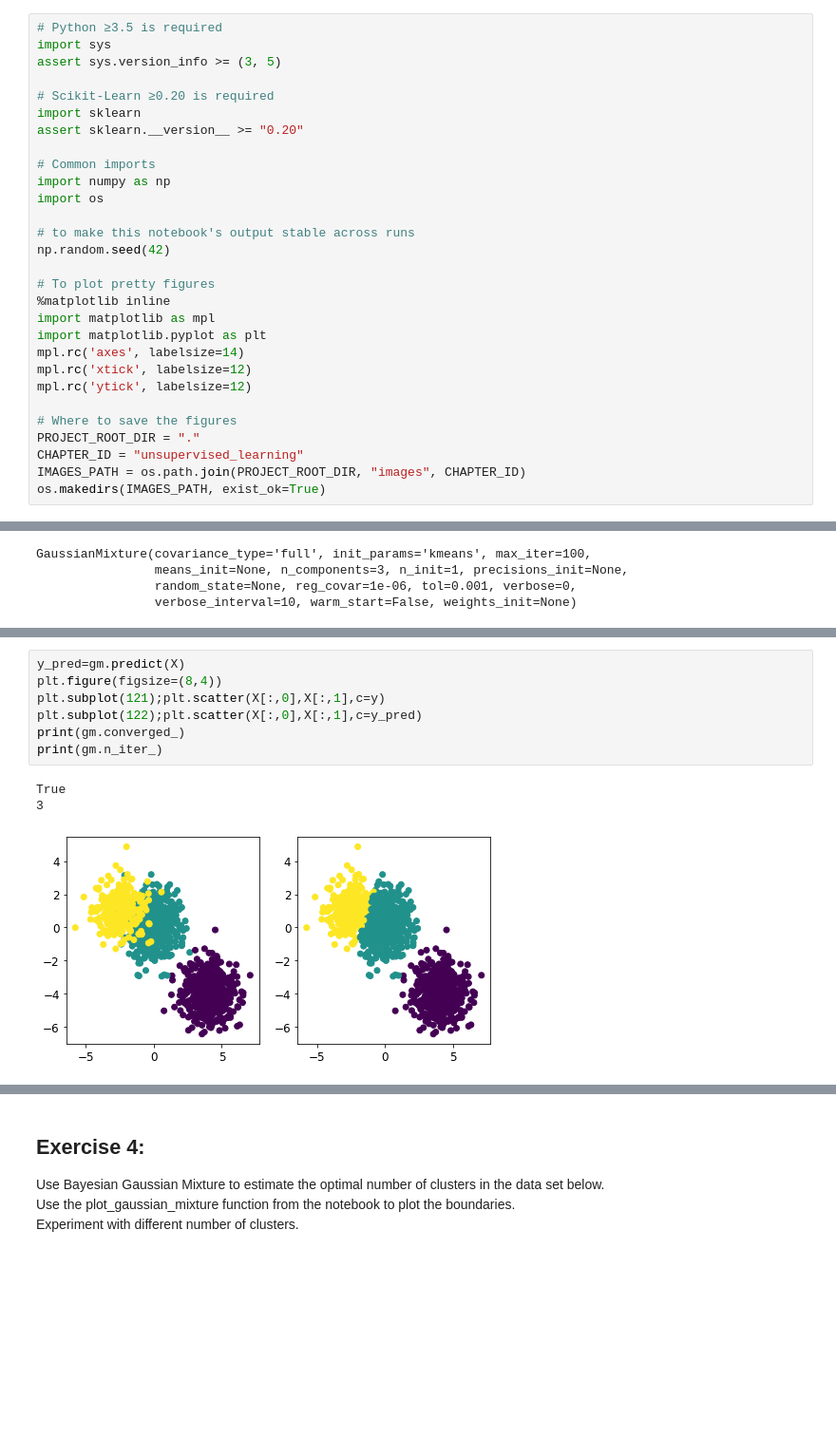
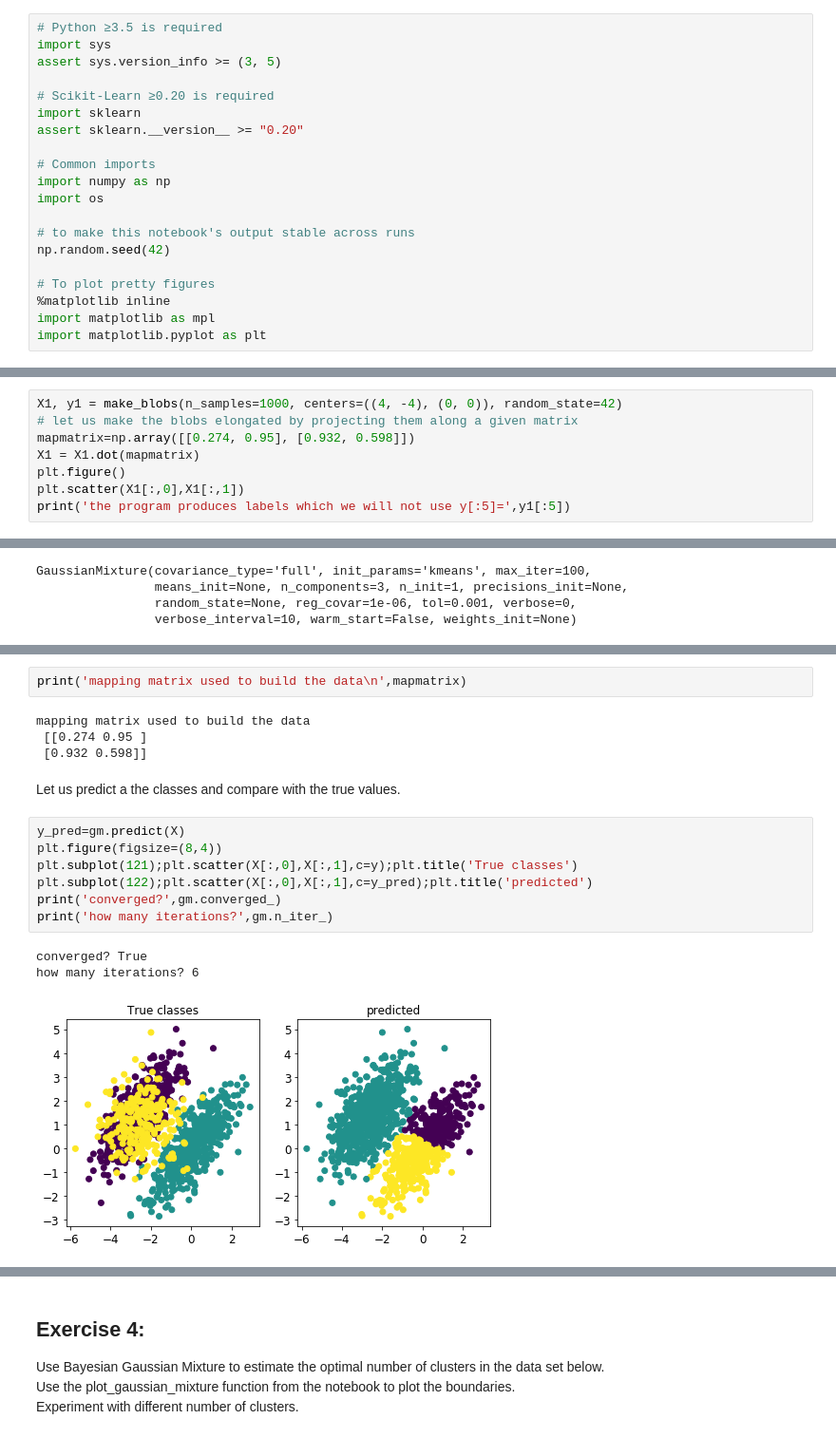
Before and after one commit to dtrad/geoml_course, a Jupyter notebook: Practice16Unsupervised.ipynb, the cells around one changed output, grey strips where cells are left out. Shown at 95% size. Cells and saved outputs as stored; diff of their text form; blank space fills up the shorter version.

```diff
--- a/Practice16Unsupervised.ipynb
+++ b/Practice16Unsupervised.ipynb
@@ -29,15 +29,6 @@ np.random.seed(42)
 %matplotlib inline
 import matplotlib as mpl
 import matplotlib.pyplot as plt
-mpl.rc('axes', labelsize=14)
-mpl.rc('xtick', labelsize=12)
-mpl.rc('ytick', labelsize=12)
-
-# Where to save the figures
-PROJECT_ROOT_DIR = "."
-CHAPTER_ID = "unsupervised_learning"
-IMAGES_PATH = os.path.join(PROJECT_ROOT_DIR, "images", CHAPTER_ID)
-os.makedirs(IMAGES_PATH, exist_ok=True)
 # %% [markdown]
 ### Exercise 1: clustering
 For the dataset below, use sklearn k-means and plot how it evolves with iterations 1 and 5.\
@@ -347,0 +342,8 @@ Plot the decision boundaries for both cases (use plotting functions from noteboo
+# %%
+X1, y1 = make_blobs(n_samples=1000, centers=((4, -4), (0, 0)), random_state=42)
+# let us make the blobs elongated by projecting them along a given matrix
+mapmatrix=np.array([[0.274, 0.95], [0.932, 0.598]])
+X1 = X1.dot(mapmatrix)
+plt.figure()
+plt.scatter(X1[:,0],X1[:,1])
+print('the program produces labels which we will not use y[:5]=',y1[:5])
@@ -394,11 +414,19 @@ covariances=
+# %%
+print('mapping matrix used to build the data\n',mapmatrix)
+# %% [output]
+mapping matrix used to build the data
+ [[0.274 0.95 ]
+ [0.932 0.598]]
+# %% [markdown]
+Let us predict a the classes and compare with the true values.
 # %%
 y_pred=gm.predict(X)
 plt.figure(figsize=(8,4))
-plt.subplot(121);plt.scatter(X[:,0],X[:,1],c=y)
-plt.subplot(122);plt.scatter(X[:,0],X[:,1],c=y_pred)
-print(gm.converged_)
-print(gm.n_iter_)
+plt.subplot(121);plt.scatter(X[:,0],X[:,1],c=y);plt.title('True classes')
+plt.subplot(122);plt.scatter(X[:,0],X[:,1],c=y_pred);plt.title('predicted')
+print('converged?',gm.converged_)
+print('how many iterations?',gm.n_iter_)
 # %% [output]
-True
-3
+converged? True
+how many iterations? 6
-[figure, old version]
+[figure, new version]
```
Also changed, not shown: parts of 22 cells of this notebook, 1 other file.
